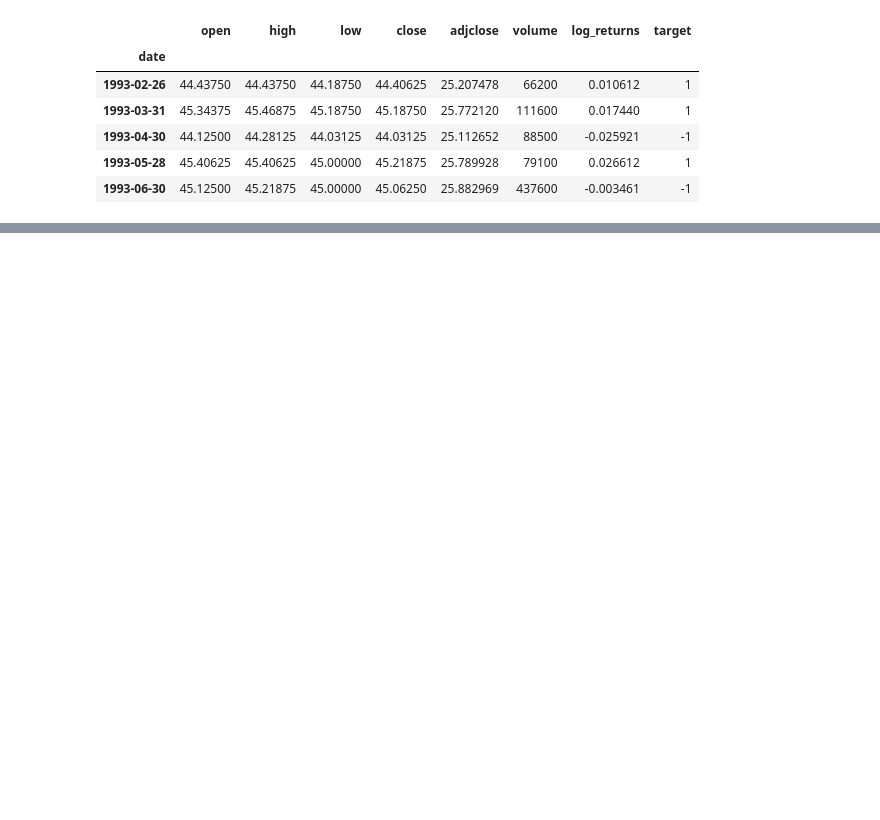
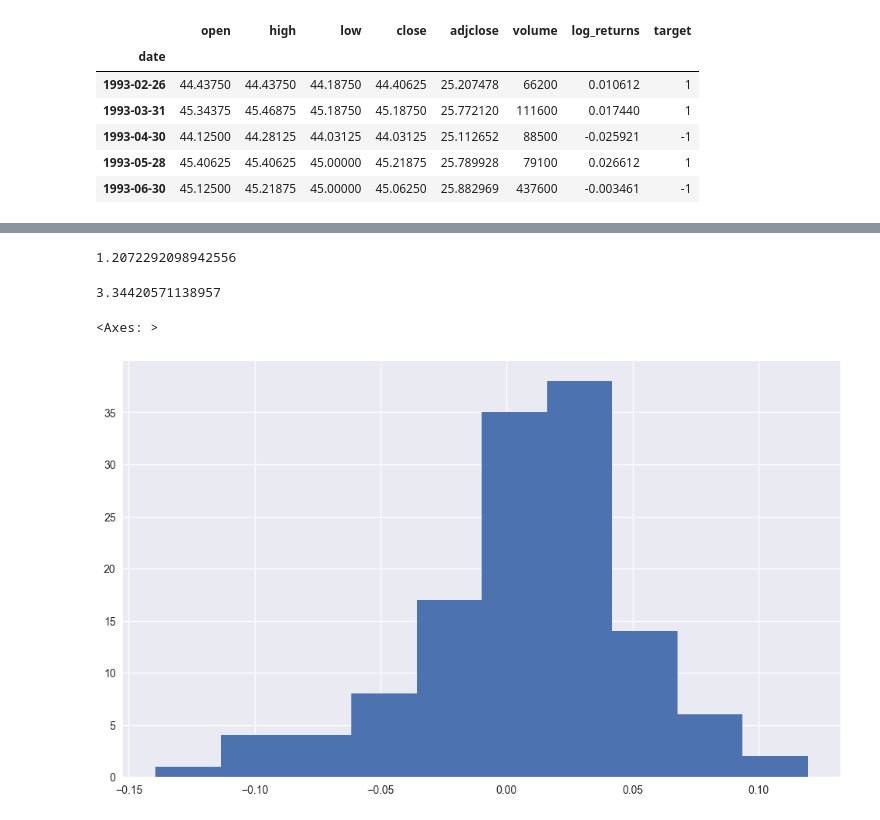
Before and after one commit to tdotkim/nw_msds, a Jupyter notebook: 451_financial_machine_learning/week_6/module6.ipynb, the cells around one changed output, grey strips where cells are left out. Drawn from its saved outputs; the diff is of its cells as text; code cells hidden in the pictures; blank space fills up the shorter version.

```diff
--- a/451_financial_machine_learning/week_6/module6.ipynb
+++ b/451_financial_machine_learning/week_6/module6.ipynb
@@ -441,0 +391,36 @@ q1_model_fulldata_total_return =
+# %%
+def backtest(df, model):
+    newmodel = rfmodel(model.name+'_backtest', df, split=False, model=model.model)
+    for col in newmodel.data.columns:
+        if 'log_return' in col:
+            newmodel.data.drop(col, axis=1, inplace=True)
+    newmodel.splitdata()
+    newmodel.pred()
+    newmodel.getAccuracy()
+    newmodel.fulldata = newmodel.data.copy()
+    newmodel.fulldata['predicted'] = newmodel.preds
+    newmodel.fulldata['correct'] = np.where(newmodel.fulldata['predicted'] == newmodel.fulldata['target'], 1, 0)
+    #newmodel.fulldata.sort_index(inplace=True)
+    newmodel.fulldata['log_return'] = np.log(newmodel.fulldata['close']) - np.log(newmodel.fulldata['close'].shift(1))
+    newmodel.fulldata['short_return'] = np.where(newmodel.fulldata['predicted'] == -1, -1*newmodel.fulldata['log_return'], 0)
+    newmodel.fulldata['long_return'] = np.where(newmodel.fulldata['predicted'] == 1, newmodel.fulldata['log_return'], 0)
+    newmodel.fulldata['total_return'] = newmodel.fulldata['short_return'] + newmodel.fulldata['long_return']
+    newmodel.fulldata['total_return_exp'] = np.exp(newmodel.fulldata['total_return'])
+    newmodel.fulldata['cumulative_return'] = newmodel.fulldata['total_return'].cumsum()
+    newmodel.fulldata['cumulative_return_exp'] = newmodel.fulldata['total_return_exp'].sum()
+    return newmodel
+# %%
+q1backtest = backtest(testing, q1_model)
+# %%
+q1backtest.fulldata['total_return'].sum()
+# %% [output]
+1.2072292098942556
+# %%
+np.exp(q1backtest.fulldata['total_return'].sum())
+# %% [output]
+3.34420571138957
+# %%
+q1backtest.fulldata['total_return'].hist()
+# %% [output]
+<Axes: >
+[figure, added]
```
Also changed, not shown: parts of 52 cells of this notebook, 7 other files.
